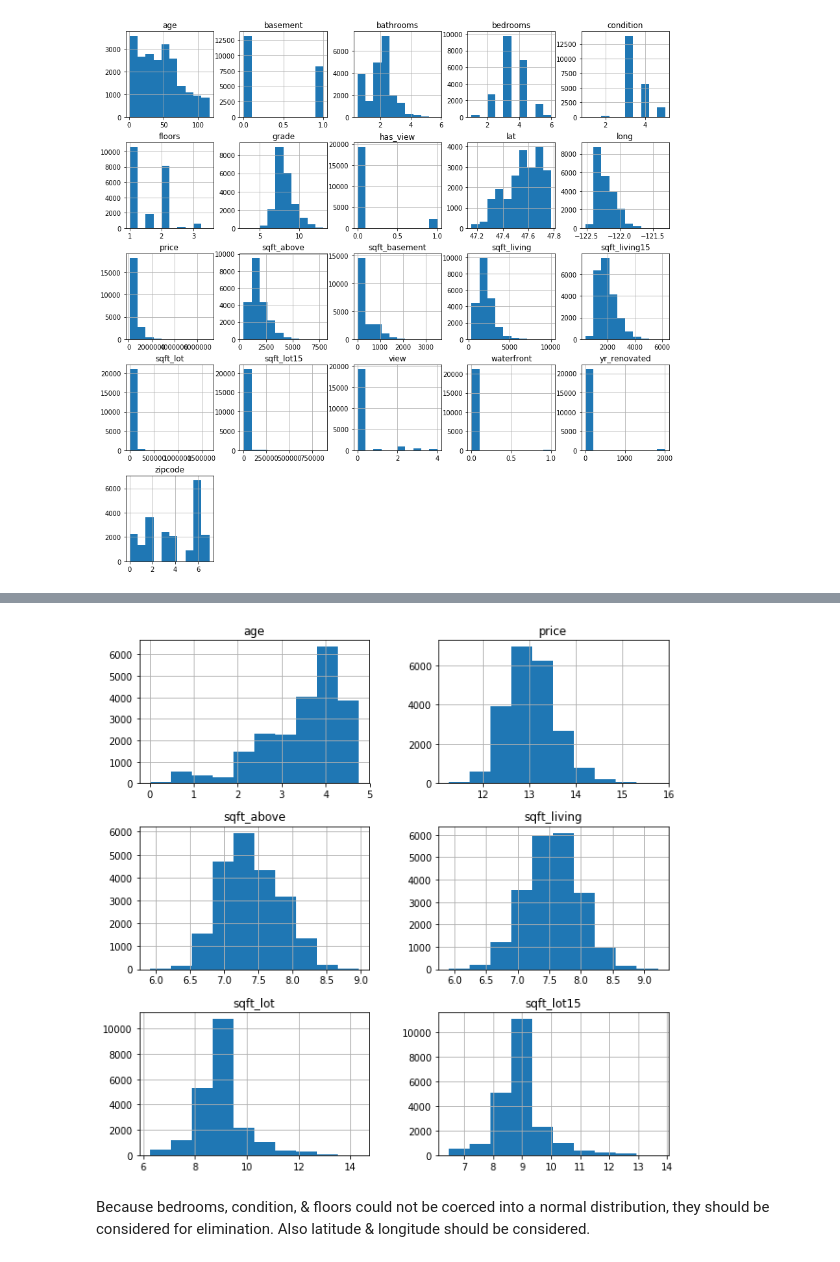
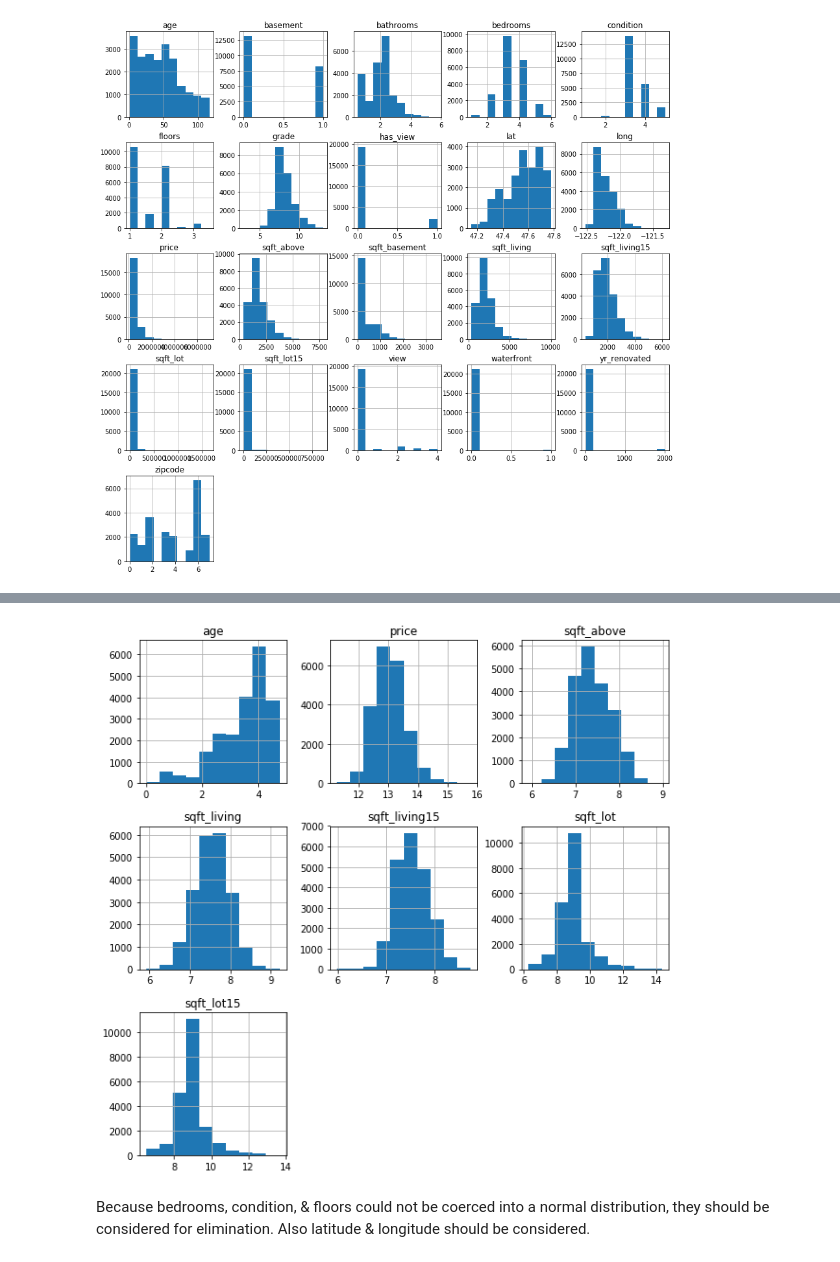
Before and after one commit to jenylmurdock/dsc-1-final-project-online-ds-pt-011419, a Jupyter notebook: student.ipynb, the cells around one changed output, grey strips where cells are left out. Saved outputs shown, nothing was run; the diff lists cells and outputs as text; code cells hidden in the pictures.

```diff
--- a/student.ipynb
+++ b/student.ipynb
@@ -455,21 +514,22 @@ kc.hist(figsize=(15,15));
 # %%
 # Normalize the data of the continuous variables using log transformation
 
 import numpy as np
 kc_log = pd.DataFrame([])
 
 kc_log['price'] = np.log(kc.price)
 kc_log['age'] = np.log(kc.age)
 kc_log['sqft_above'] = np.log(kc.sqft_above)
 kc_log['sqft_living'] = np.log(kc.sqft_living)
+kc_log['sqft_living15'] = np.log(kc.sqft_living15)
 kc_log['sqft_lot'] = np.log(kc.sqft_lot)
 kc_log['sqft_lot15'] = np.log(kc.sqft_lot15)
 
 
 # look at the histograms of the transformed data
 kc_log.hist(figsize = (10,10));
 # %% [output]
-[figure, old version]
+[figure, new version]
 # %% [markdown]
 Because bedrooms, condition, & floors could not be coerced into a normal distribution, they should be
 considered for elimination.  Also latitude & longitude should be considered.
```
Also changed, not shown: parts of 45 cells of this notebook.
